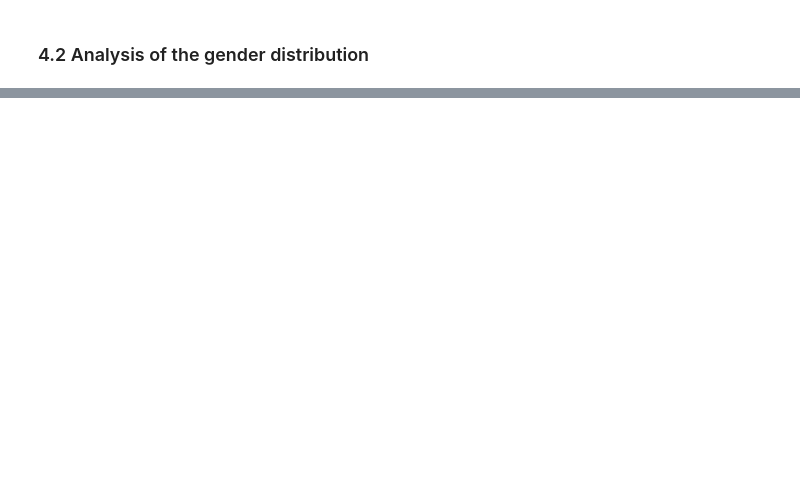
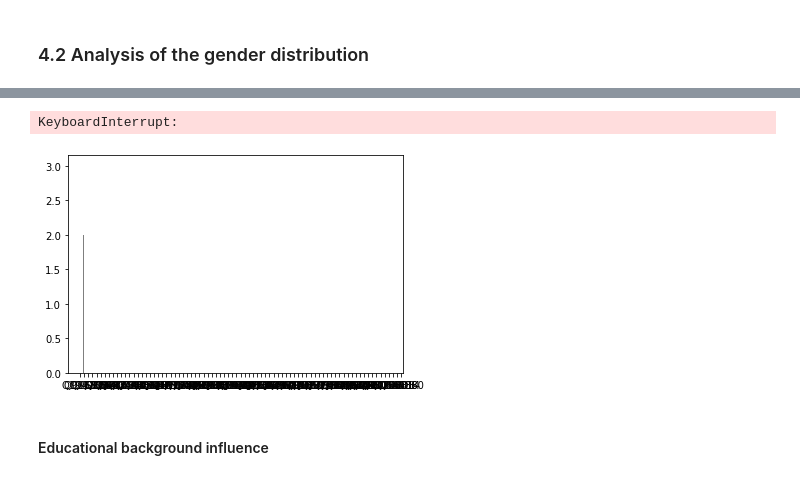
Before and after one commit to coraliegrobel/ada-2021-project-sv4ever, a Jupyter notebook: ada_main.ipynb, the cells around one changed output, grey strips where cells are left out. Cells and saved outputs as stored; diff of their text form; code cells hidden in the pictures; blank space fills up the shorter version.

```diff
--- a/ada_main.ipynb
+++ b/ada_main.ipynb
@@ -432,5 +444,10 @@ df_uncertain_politicians = create_df_from_txt(PATH_TXT + "politicians_uncertaint
 df_uncertain_artists = create_df_from_txt(PATH_TXT + "artists_uncertainty.txt", df_artists)
 df_uncertain_scientists = create_df_from_txt(PATH_TXT + "scientists_uncertainty.txt", df_scientists)
 df_uncertain_economists = create_df_from_txt(PATH_TXT + "economists_uncertainty.txt", df_economists)
+# %%
+df_certain_politicians = df_politicians[~df_politicians.quoteID.isin(df_uncertain_politicians.quoteID)]
+df_certain_artists = df_artists[~df_artists.quoteID.isin(df_uncertain_artists.quoteID)]
+df_certain_scientists = df_scientists[~df_scientists.quoteID.isin(df_uncertain_scientists.quoteID)]
+df_certain_economists = df_economists[~df_economists.quoteID.isin(df_uncertain_economists.quoteID)]
 # %% [markdown]
 ### 4.2 Analysis of the gender distribution
@@ -459,0 +511,3 @@ plt.show()
+# %%
+testtt = df_certain_artists[df_certain_artists['religion'].notnull()]
+testtt.religion
@@ -459,0 +543,8 @@ plt.show()
+# %%
+plt.hist(testtt.religion)
+#sns.histplot(df_uncertain_artists.nationality)
+# %% [output]
+KeyboardInterrupt:
+[figure, added]
+# %% [markdown]
+#### Educational background influence
```
Also changed, not shown: parts of 17 cells of this notebook.
